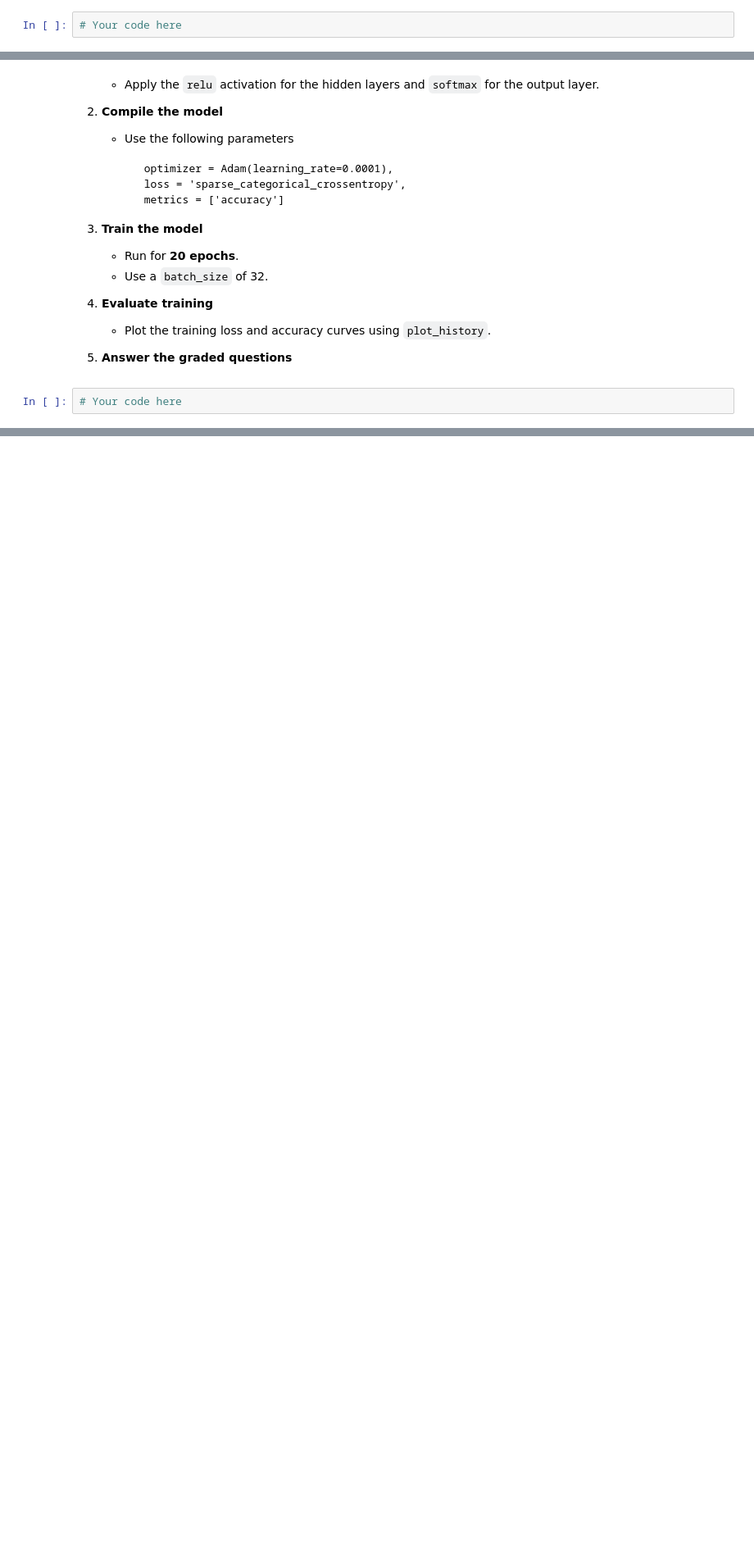
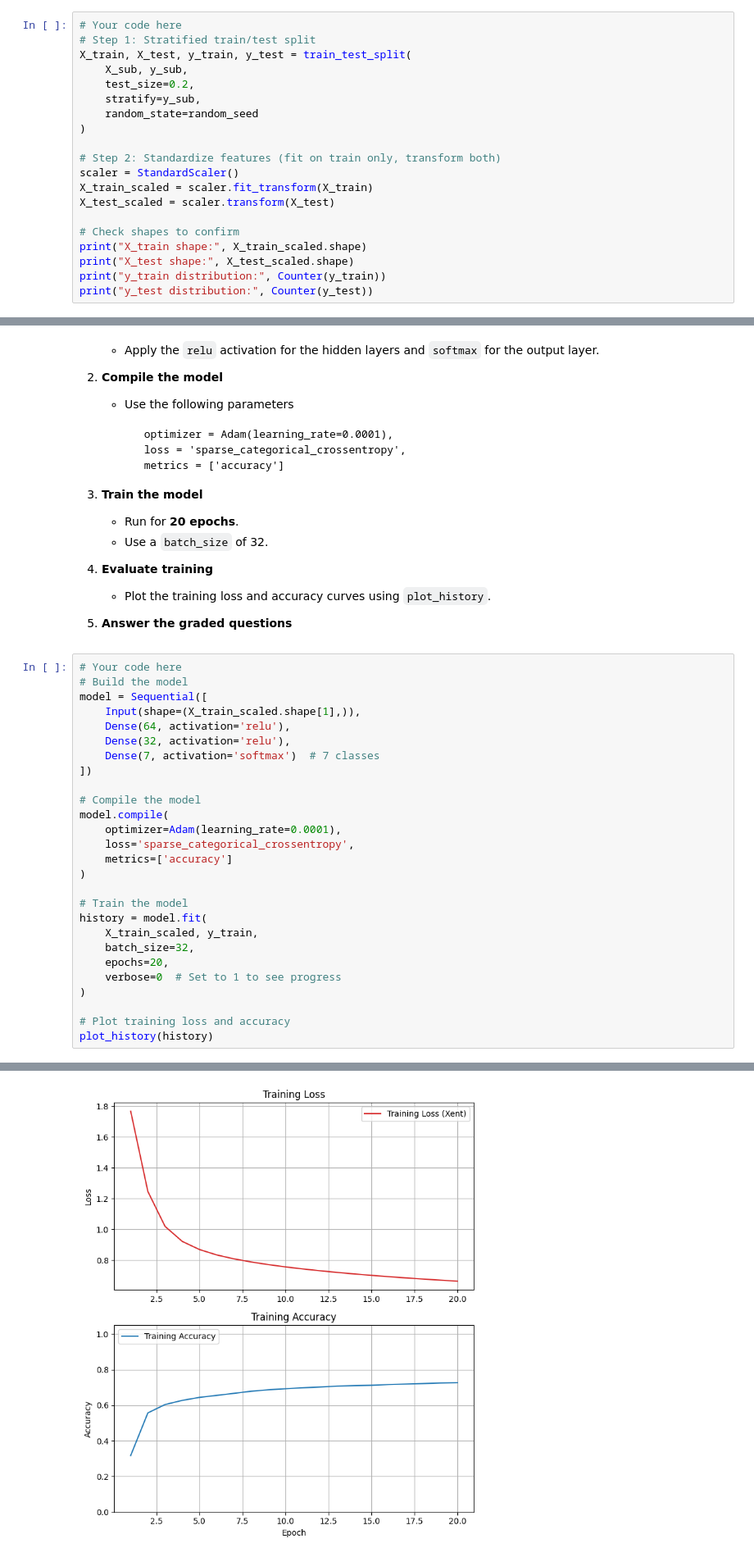
Before and after one commit to ses1002/703MLhomework2, a Jupyter notebook: Homework_02.ipynb, the cells around one changed output, grey strips where cells are left out. Shown at 82% size. Saved outputs shown, nothing was run; the diff lists cells and outputs as text; blank space fills up the shorter version.

```diff
--- a/Homework_02.ipynb
+++ b/Homework_02.ipynb
@@ -118,3 +143,21 @@ As in Homework 1, follow these three steps:
    Scale the input features so they have mean 0 and variance 1.
 # %%
 # Your code here
+# Step 1: Stratified train/test split
+X_train, X_test, y_train, y_test = train_test_split(
+    X_sub, y_sub,
+    test_size=0.2,
+    stratify=y_sub,
+    random_state=random_seed
+)
+
+# Step 2: Standardize features (fit on train only, transform both)
+scaler = StandardScaler()
+X_train_scaled = scaler.fit_transform(X_train)
+X_test_scaled = scaler.transform(X_test)
+
+# Check shapes to confirm
+print("X_train shape:", X_train_scaled.shape)
+print("X_test shape:", X_test_scaled.shape)
+print("y_train distribution:", Counter(y_train))
+print("y_test distribution:", Counter(y_test))
@@ -148,3 +196,29 @@ As in Homework 1, follow these three steps:
 6. **Answer the graded questions**
 # %%
 # Your code here
+# Build the model
+model = Sequential([
+    Input(shape=(X_train_scaled.shape[1],)),
+    Dense(64, activation='relu'),
+    Dense(32, activation='relu'),
+    Dense(7, activation='softmax')  # 7 classes
+])
+
+# Compile the model
+model.compile(
+    optimizer=Adam(learning_rate=0.0001),
+    loss='sparse_categorical_crossentropy',
+    metrics=['accuracy']
+)
+
+# Train the model
+history = model.fit(
+    X_train_scaled, y_train,
+    batch_size=32,
+    epochs=20,
+    verbose=0  # Set to 1 to see progress
+)
+
+# Plot training loss and accuracy
+plot_history(history)
+# %% [output]
@@ -150,0 +226 @@ As in Homework 1, follow these three steps:
+[figure, added]
```
Also changed, not shown: parts of 28 cells of this notebook.
